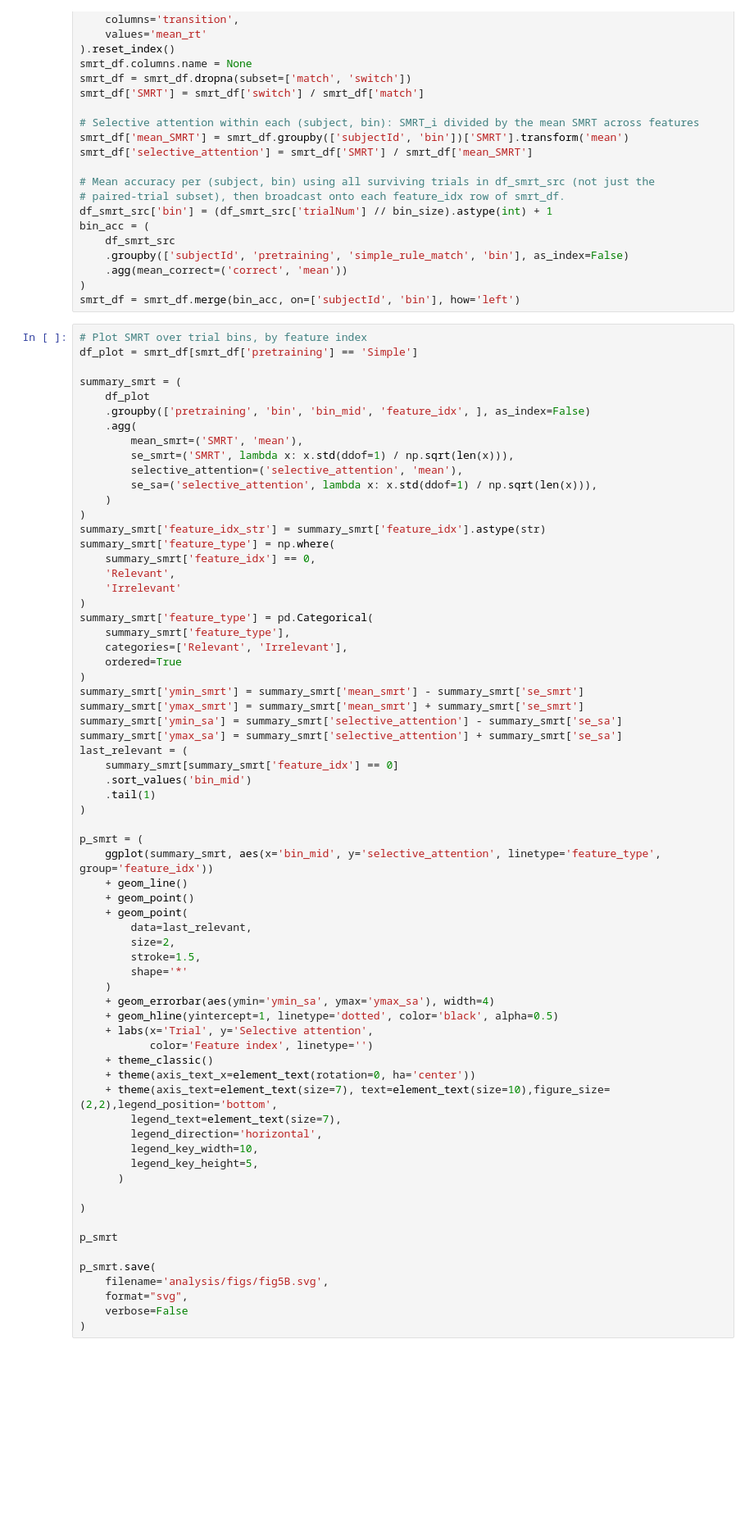
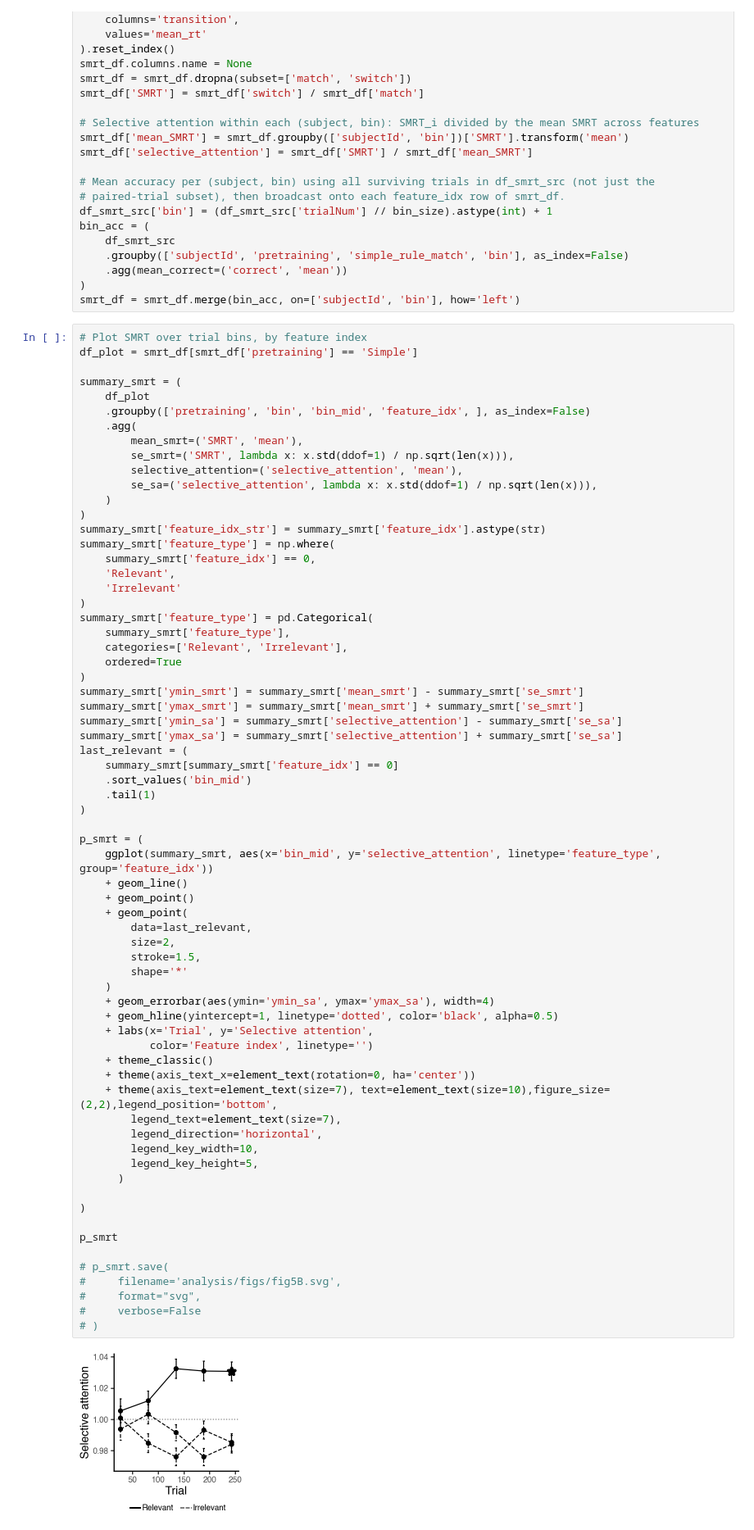
Before and after one commit to licezhang/curriculum_unlearning, a Jupyter notebook: analysis/experiment2.ipynb, the cells around one changed output. Shown at 82% size. Drawn from its saved outputs; the diff is of its cells as text; blank space fills up the shorter version.

```diff
--- a/analysis/experiment2.ipynb
+++ b/analysis/experiment2.ipynb
@@ -373,38 +381,40 @@ last_relevant = (
     .tail(1)
 )
 
 p_smrt = (
     ggplot(summary_smrt, aes(x='bin_mid', y='selective_attention', linetype='feature_type', group='feature_idx'))
     + geom_line()
     + geom_point()
     + geom_point(
         data=last_relevant,
         size=2,
         stroke=1.5,
         shape='*'
     )
     + geom_errorbar(aes(ymin='ymin_sa', ymax='ymax_sa'), width=4)
     + geom_hline(yintercept=1, linetype='dotted', color='black', alpha=0.5)
     + labs(x='Trial', y='Selective attention',
            color='Feature index', linetype='')
     + theme_classic()
     + theme(axis_text_x=element_text(rotation=0, ha='center'))
     + theme(axis_text=element_text(size=7), text=element_text(size=10),figure_size=(2,2),legend_position='bottom',
         legend_text=element_text(size=7),
         legend_direction='horizontal',
         legend_key_width=10,
         legend_key_height=5,
       )
 
 )
 
 p_smrt
 
-p_smrt.save(
-    filename='analysis/figs/fig5B.svg',
-    format="svg",
-    verbose=False
-)
+# p_smrt.save(
+#     filename='analysis/figs/fig5B.svg',
+#     format="svg",
+#     verbose=False
+# )
+# %% [output]
+[figure, added]
 # %% [markdown]
 ## Does selective attention (proxy for compression) in pretraining predict whether curricula benefits later?
 # %%
```
Also changed, not shown: parts of 5 cells of this notebook, 7 other files.
